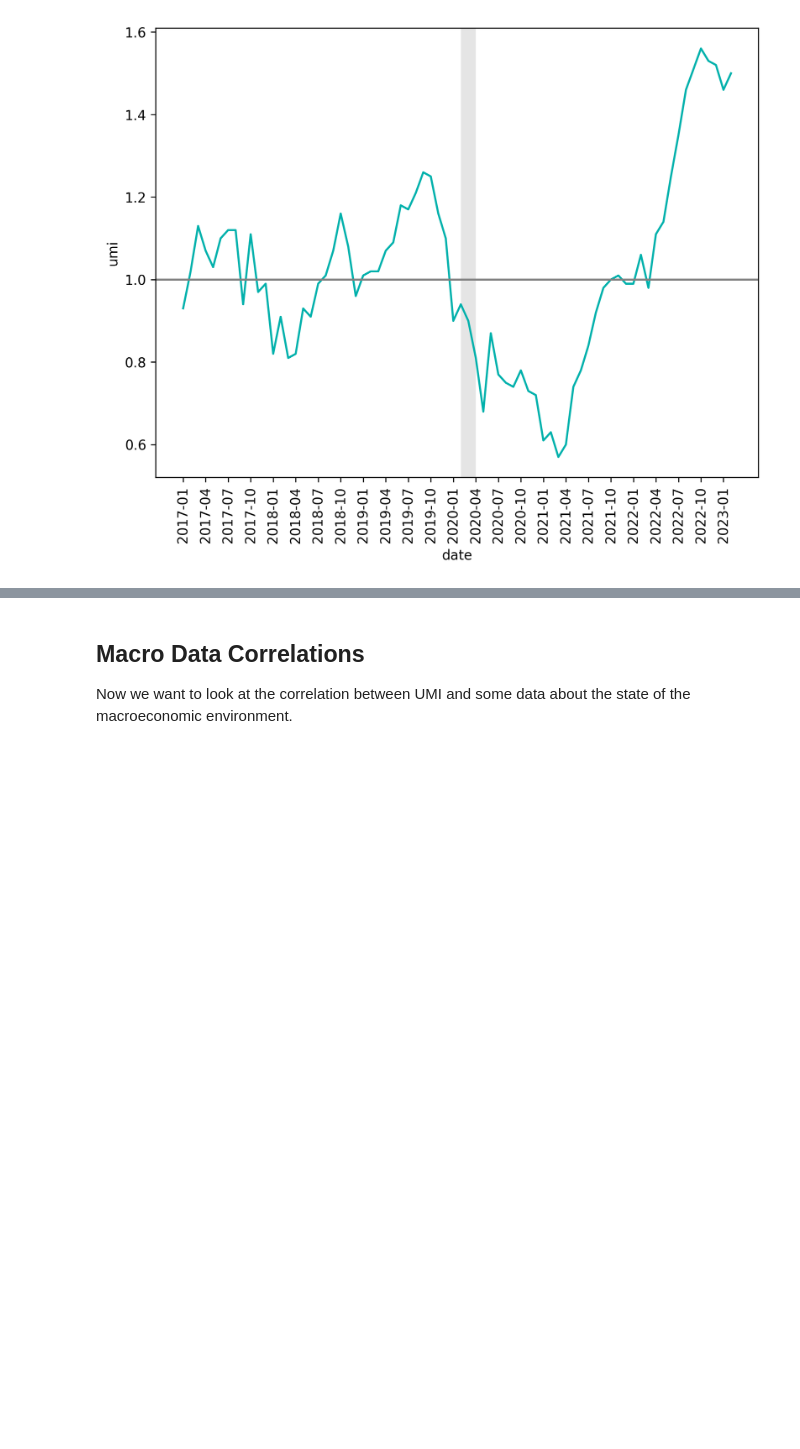
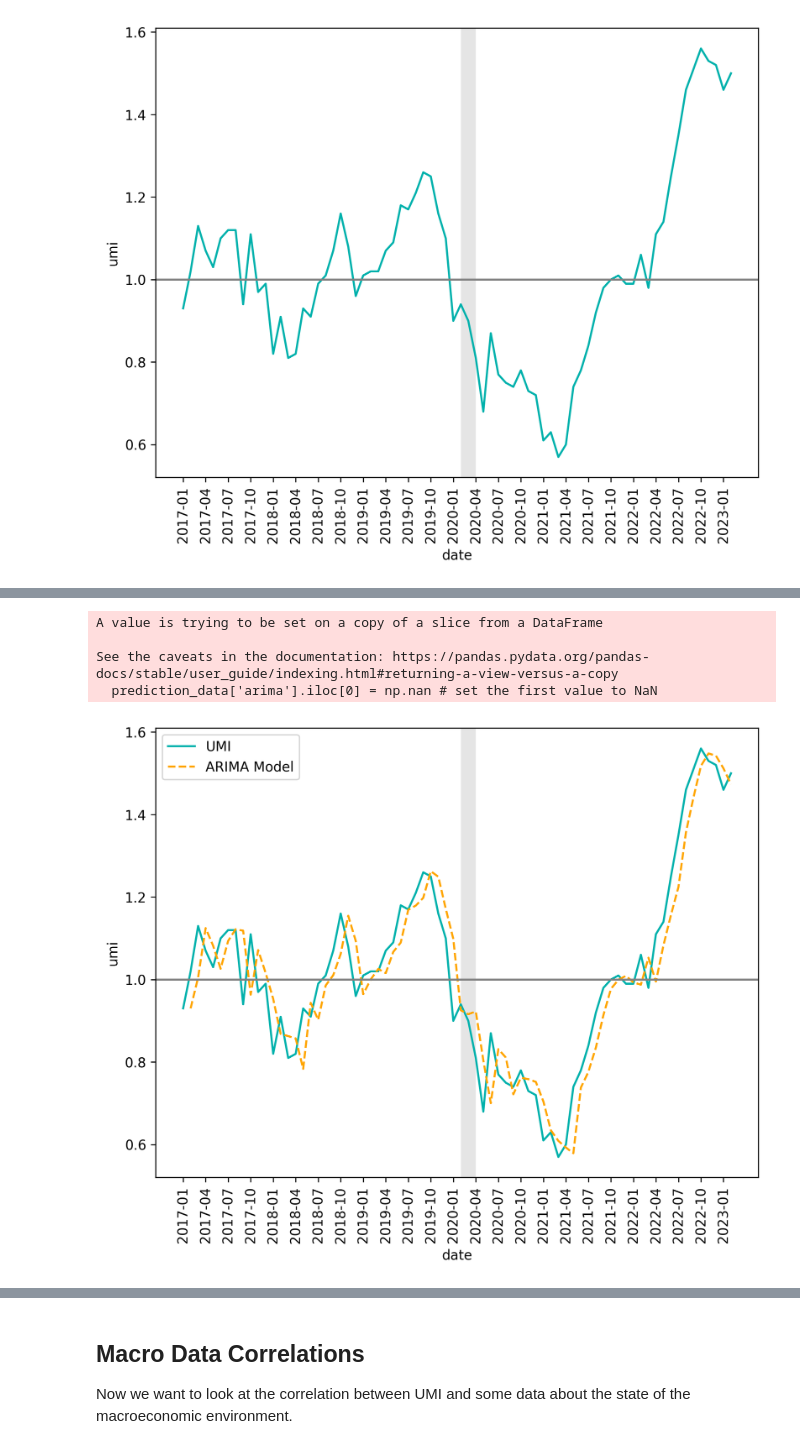
Before and after one commit to jkeltner/umi_playground, a Jupyter notebook: umi_correlation.ipynb, the cells around one changed output, grey strips where cells are left out. Drawn from its saved outputs; the diff is of its cells as text; code cells hidden in the pictures; blank space fills up the shorter version.

Commit message:
Added ARIMA time-series model for UMI

```diff
--- a/umi_correlation.ipynb
+++ b/umi_correlation.ipynb
@@ -58,0 +63,29 @@ addRecessions(graph)
+# %%
+from statsmodels.tsa.arima.model import ARIMA
+
+arima_data = umi_data['umi']
+# define model
+arima_model = ARIMA(arima_data, order=(1, 1, 1))
+#train model
+arima_model_fit = arima_model.fit()
+# make predictions
+model_predictions = arima_model_fit.predict(start=0, end=len(arima_data))
+# %%
+#let's graph our ARIMA model data
+prediction_data = umi_data.copy()
+prediction_data['arima'] = model_predictions
+prediction_data['arima'].iloc[0] = np.nan # set the first value to NaN
+graph = sns.lineplot(data=prediction_data, x='date', y='umi', color=UPSTART_TEAL, label="UMI") # draw the UMI line
+sns.lineplot(data=prediction_data, x='date', y='arima', color="orange", linestyle='--', label="ARIMA Model") # draw the UMI predictions line
+graph.axhline(1.0, color="gray") # add a grey line at UMI of 1.0
+x_ticks = umi_data['date'][::3] # include every 3rd month == quarters
+graph.set(xticks=x_ticks)
+graph.set_xticklabels(graph.get_xticklabels(), rotation=90) # set the labels and rotate 90 degrees
+graph.legend()
+addRecessions(graph)
+# %% [output]
+A value is trying to be set on a copy of a slice from a DataFrame
+
+See the caveats in the documentation: https://pandas.pydata.org/pandas-docs/stable/user_guide/indexing.html#returning-a-view-versus-a-copy
+  prediction_data['arima'].iloc[0] = np.nan # set the first value to NaN
+[figure, added]
```
Also changed, not shown: parts of 3 cells of this notebook, 2 other files.
